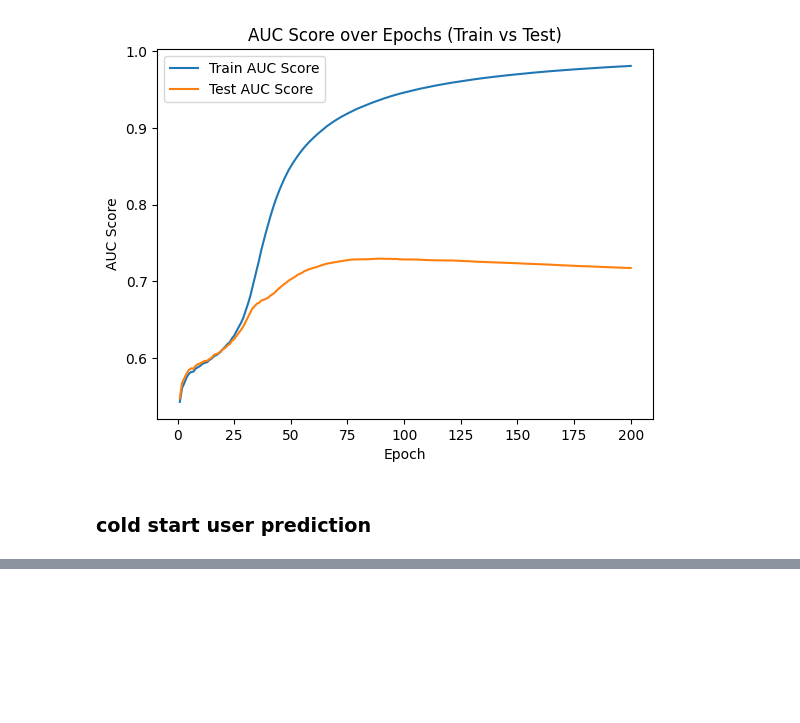
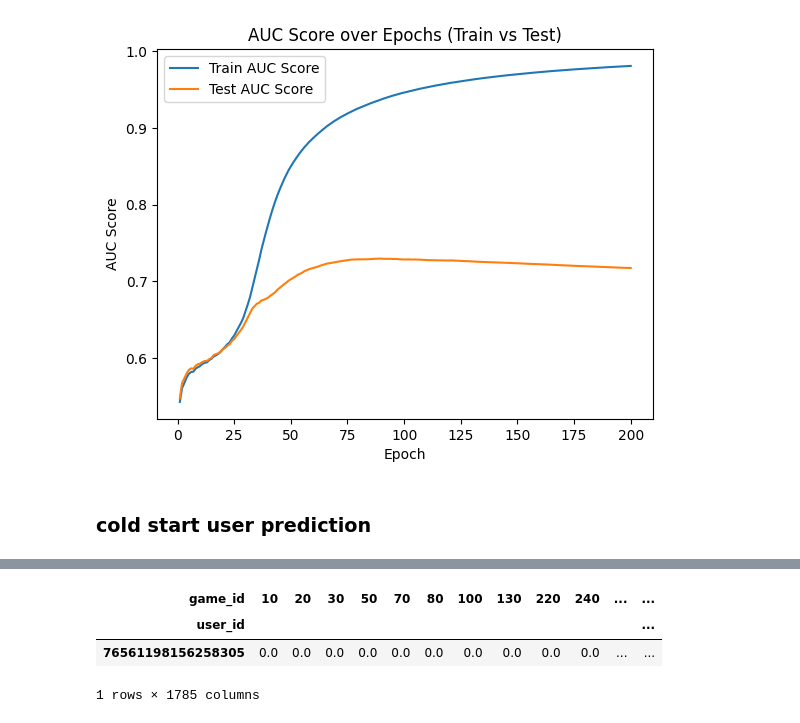
Before and after one commit to ms-Kras/GameBuddy, a Jupyter notebook: notebooks/Matrix_factorization.ipynb, the cells around one changed output, grey strips where cells are left out. Cells and saved outputs as stored; diff of their text form; code cells hidden in the pictures; blank space fills up the shorter version.

```diff
--- a/notebooks/Matrix_factorization.ipynb
+++ b/notebooks/Matrix_factorization.ipynb
@@ -536,3 +544,10 @@ user_profile_interaction_csr = csr_matrix(user_profile_interaction.values)
+# %%
+user_profile_interaction.head(2)
+# %% [output]
+| game_id | 10 | 20 | 30 | 50 | 70 | 80 | 100 | 130 | 220 | 240 | ... | ... |
+| user_id |  |  |  |  |  |  |  |  |  |  |  | ... |
+| 76561198156258305 | 0.0 | 0.0 | 0.0 | 0.0 | 0.0 | 0.0 | 0.0 | 0.0 | 0.0 | 0.0 | ... | ... |
+1 rows × 1785 columns
 # %%
 new_user_added_df = pd.concat([user_game_interaction, user_profile_interaction], axis=0)
 new_user_added_df.tail(1)
```
Also changed, not shown: parts of 18 cells of this notebook, 33 other files.
